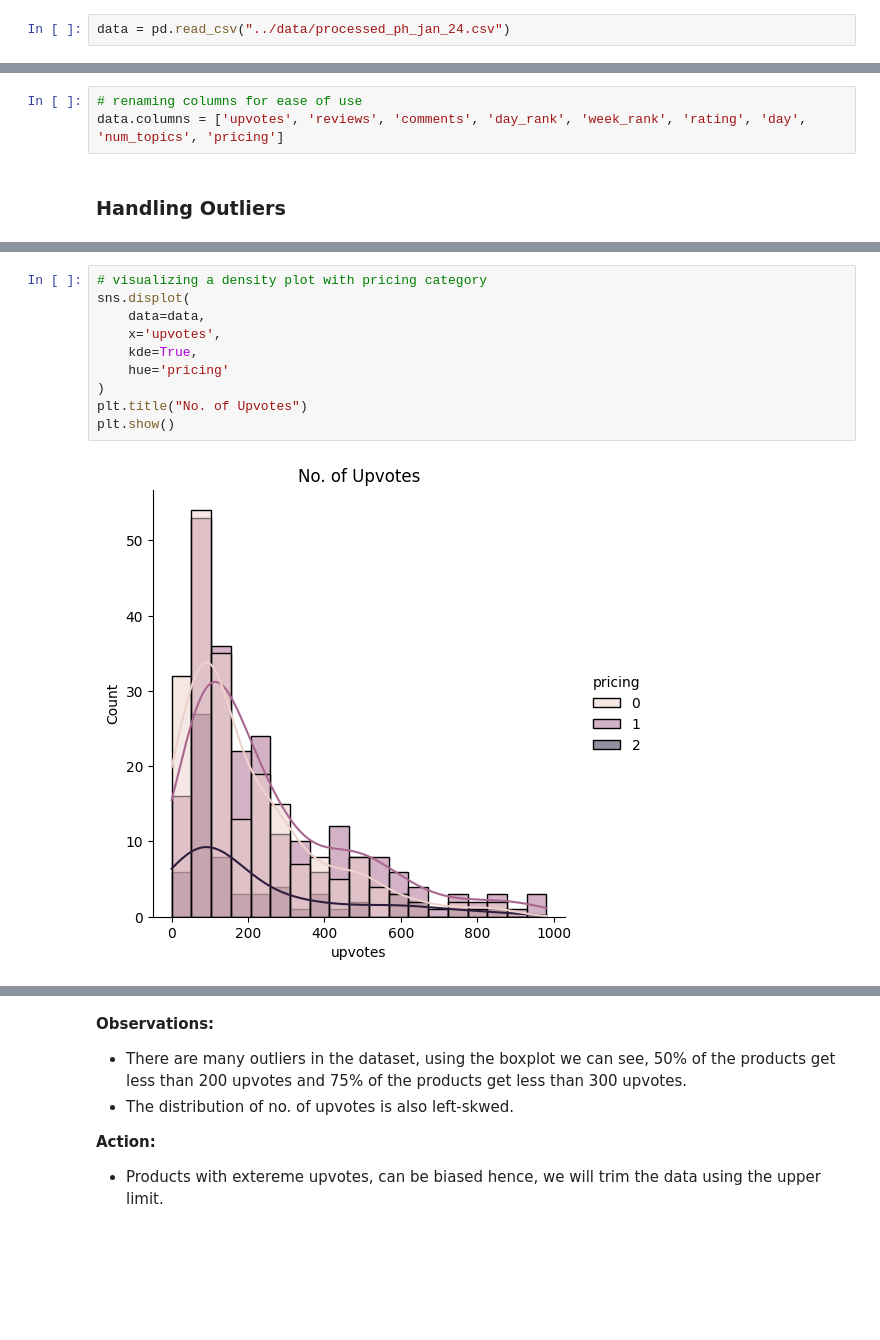
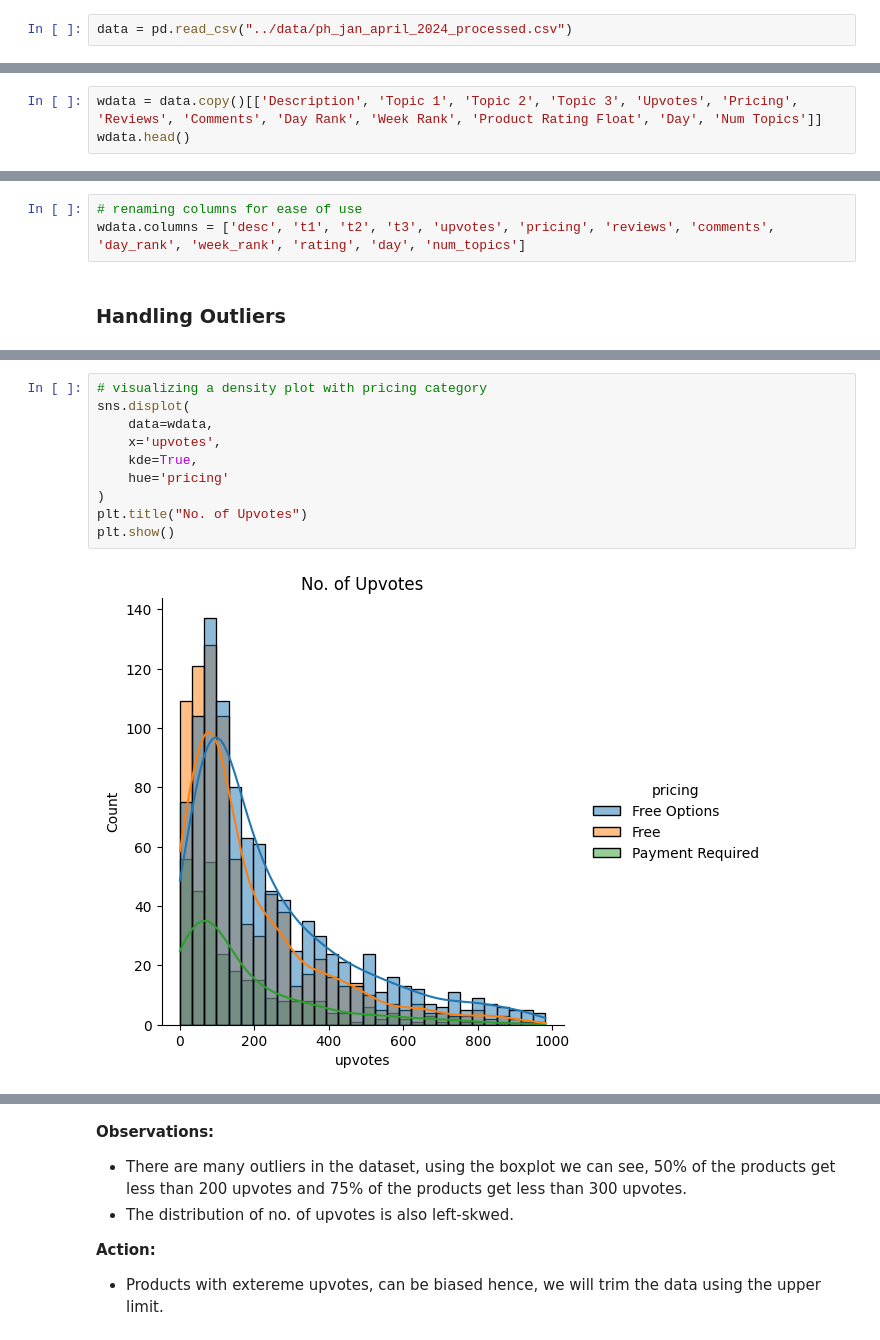
Before and after one commit to Shivansh-yadav13/product_hunt_analysis, a Jupyter notebook: notebooks/eda.ipynb, the cells around one changed output, grey strips where cells are left out. Saved outputs shown, nothing was run; the diff lists cells and outputs as text; blank space fills up the shorter version.

Commit message:
added more data

```diff
--- a/notebooks/eda.ipynb
+++ b/notebooks/eda.ipynb
@@ -12,7 +12,7 @@ if (not (path2add in sys.path)):
 # %%
 from visualizations import bar_plot, pie_plot
 # %%
-data = pd.read_csv("../data/processed_ph_jan_24.csv")
+data = pd.read_csv("../data/ph_jan_april_2024_processed.csv")
 # %%
 data.head()
 # %% [output]
@@ -77,0 +87,3 @@ memory usage: 39.5+ KB
+# %%
+wdata = data.copy()[['Description', 'Topic 1', 'Topic 2', 'Topic 3', 'Upvotes', 'Pricing', 'Reviews', 'Comments', 'Day Rank', 'Week Rank', 'Product Rating Float', 'Day', 'Num Topics']]
+wdata.head()
@@ -78,6 +105,6 @@ memory usage: 39.5+ KB
 # %%
 # renaming columns for ease of use
-data.columns = ['upvotes', 'reviews', 'comments', 'day_rank', 'week_rank', 'rating', 'day', 'num_topics', 'pricing']
+wdata.columns = ['desc', 't1', 't2', 't3', 'upvotes', 'pricing', 'reviews', 'comments', 'day_rank', 'week_rank', 'rating', 'day', 'num_topics']
 # %% [markdown]
 ### Handling Outliers
 # %%
@@ -94,15 +121,15 @@ plt.show()
 # %%
 # visualizing a density plot with pricing category
 sns.displot(
-    data=data,
+    data=wdata,
     x='upvotes',
     kde=True,
     hue='pricing'
 )
 plt.title("No. of Upvotes")
 plt.show()
 # %% [output]
-[figure, old version]
+[figure, new version]
 # %%
 # visualizing box plot
 
```
Also changed, not shown: parts of 65 cells of this notebook, 15 other files.
